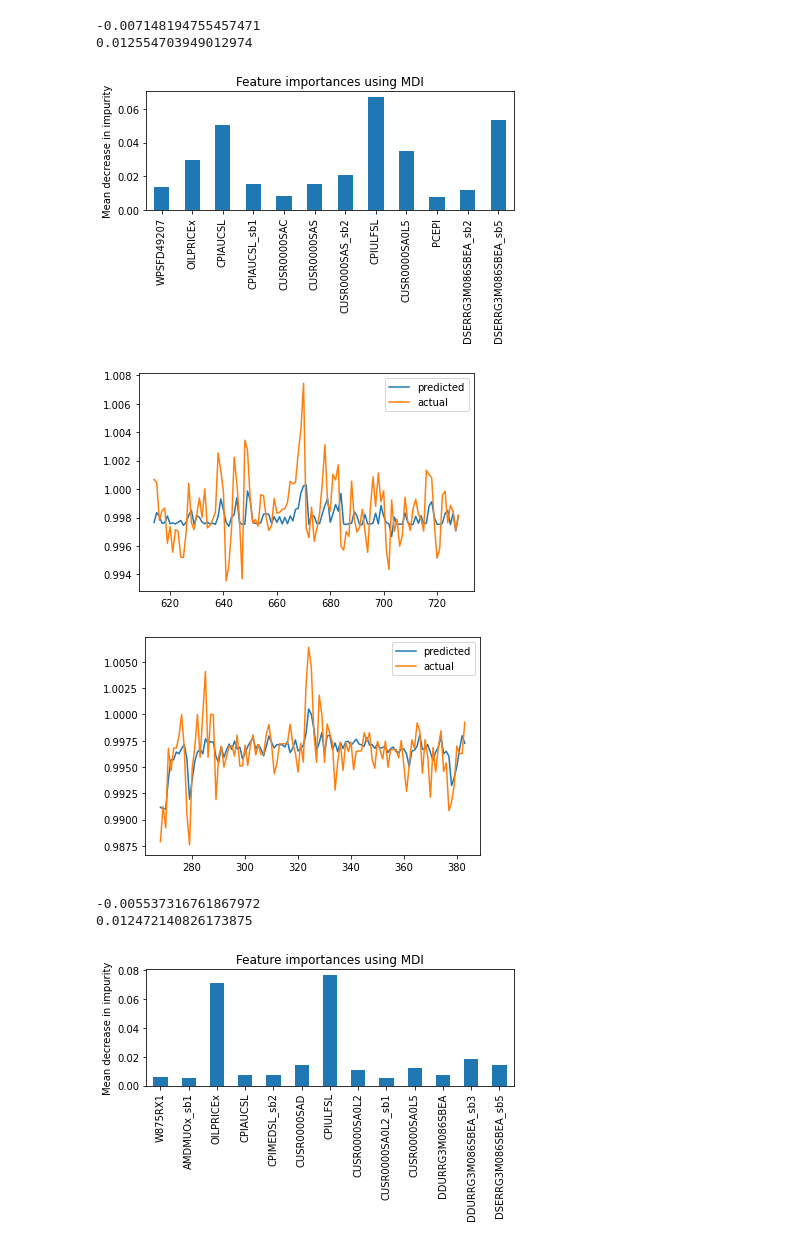
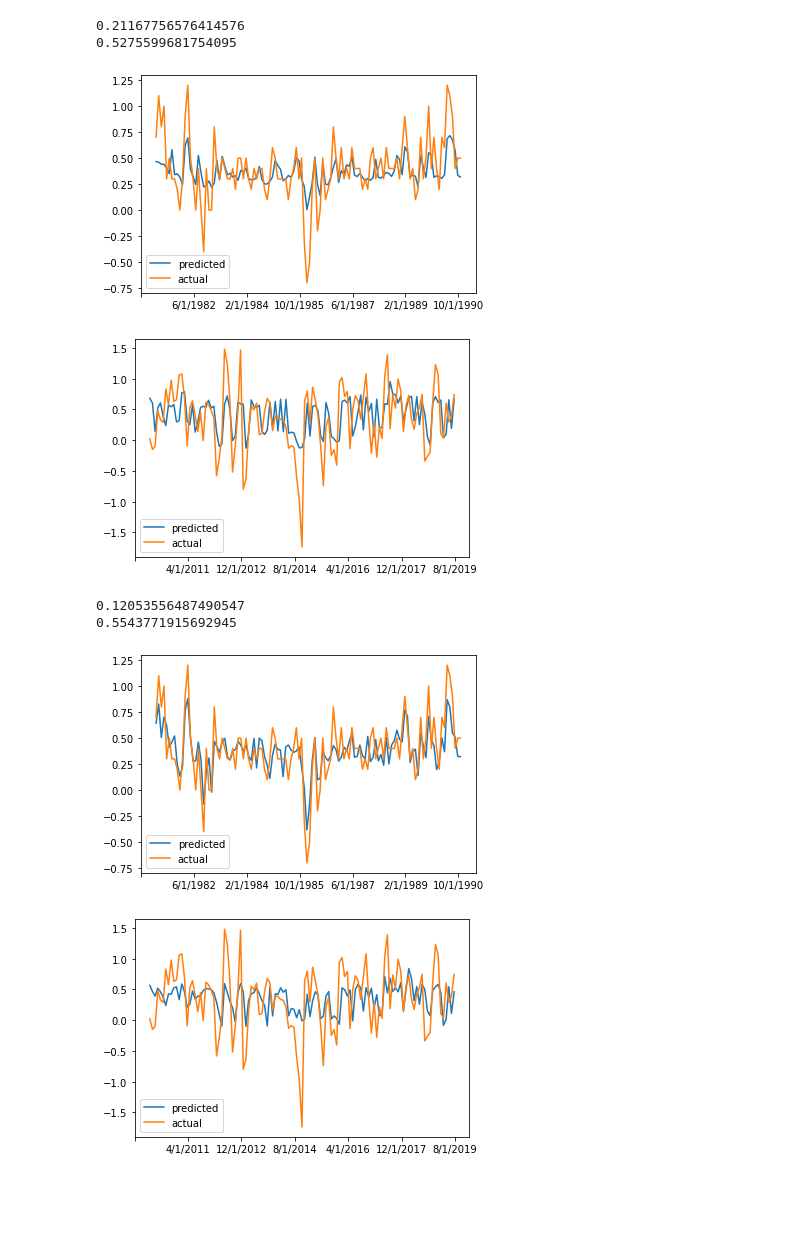
Before and after one commit to danjsabra/CPI_Model, a Jupyter notebook: clean_data.ipynb, the cells around one changed output. Drawn from its saved outputs; the diff is of its cells as text; code cells hidden in the pictures; blank space fills up the shorter version.

Commit message:
Actual deltas

```diff
--- a/clean_data.ipynb
+++ b/clean_data.ipynb
@@ -34,11 +34,12 @@ def get_transformed_data(path, transform = True, lag = 6):
         findex = int(df[name][0])
         a = functions[findex-1](df[name][1:]) if transform else functions[1](df[name][1:])
         df2[name] = a
-        df2[name] = functions[6](df[name][1:]) if findex == 6 else df2[name]
+        #df2[name] = functions[6](df[name][1:]) if findex == 6 else df2[name]
         for i in range(1,lag):
             df2[name+"_sb"+str(i)] = df2[name].shift(i).fillna(0)
     df2["beta"] = df['CPIULFSL'].rolling(10).std().fillna(np.std(df['CPIULFSL'][:10]))
     df2["max_diff"] = df['CPIULFSL'].diff().rolling(10).max().fillna(0)
+    df2['year'] = pd.to_datetime(df['sasdate'][1:]).dt.year
     df2 = pd.DataFrame(data=df2)[1:]
-    return df2
+    return df2, df['sasdate']
 # %%
@@ -64,53 +65,57 @@ from sklearn.ensemble import RandomForestRegressor
 from sklearn.inspection import permutation_importance
 from sklearn.model_selection import train_test_split
 from sklearn.ensemble import AdaBoostRegressor
 
-df = get_transformed_data('current.csv', transform=False)
-x_train, x_test, y_train, y_test = train_test_split(df, df['CPIULFSL'].shift(-1).fillna(0), shuffle=False)
+df, sasdate = get_transformed_data('current.csv', transform=False)
+x_train, x_test, y_train, y_test = train_test_split(df, df['CPIULFSL'].shift(-1).fillna(np.mean(df['CPIULFSL'][-10:-2])), shuffle=False)
 
 models = [RandomForestRegressor(n_estimators=500, max_depth=3),
           AdaBoostRegressor(n_estimators=200)]
 
 important_vars = set()
 
+def plot(start, end):
+    fig, ax = plt.subplots()
+    ax.plot(sasdate[start:end], y_pred[start:end], label="predicted")
+    ax.plot(sasdate[start:end], y_actual[start:end], label= "actual")
+    start, end = ax.get_xlim()
+    ax.xaxis.set_ticks(np.arange(start, end, 20))
+    ax.legend()
+    plt.show()
+
 for l in models:
     l.fit(x_train, y_train)
     print(l.score(x_test, y_test))
     print(np.sum(np.sqrt((l.predict(x_test)-y_test)**2))*(1/len(y_test)))
 
-    result = permutation_importance(
+    """result = permutation_importance(
         l, x_train, y_train, n_repeats=10, random_state=42, n_jobs=2
     )
 
     forest_importances = pd.Series(result.importances_mean, index=df.columns)
     top_importance = forest_importances[forest_importances > np.std(forest_importances)+np.mean(forest_importances)]
     fig, ax = plt.subplots()
     top_importance.plot.bar(ax=ax)
     ax.set_title("Feature importances using MDI")
     ax.set_ylabel("Mean decrease in impurity")
     fig.tight_layout()
-    plt.show()
+    plt.show()"""
 
     y_pred = l.predict(df)
+    y_actual = df['CPIULFSL'].shift(-1).fillna(1)
+    y_actual[len(y_actual)-1] = 1
+    start, end = int(0.35*len(y_pred)), int(0.5*len(y_pred))
+    plot(start, end)
     start, end = int(0.8*len(y_pred)), int(0.95*len(y_pred))
-    plt.plot(range(start, end), y_pred[start:end], label="predicted")
-    plt.plot(range(start, end), df['CPIULFSL'].shift(-1).fillna(0)[start:end], label= "actual")
-    plt.legend()
-    plt.show()
+    plot(start, end)
 
-    start, end = int(0.35*len(y_pred)), int(0.5*len(y_pred))
-    plt.plot(range(start, end), y_pred[start:end], label="predicted")
-    plt.plot(range(start, end), df['CPIULFSL'].shift(-1).fillna(0)[start:end], label= "actual")
-    plt.legend()
-    plt.show()
-
-    [important_vars.add(i) for i in top_importance.index]
+    #[important_vars.add(i) for i in top_importance.index]
 # %% [output]
--0.007148194755457471
-0.012554703949012974
+0.21167756576414576
+0.5275599681754095
-[figure, old version]
+[figure, new version]
-[figure, old version]
+[figure, new version]
+0.12053556487490547
+0.5543771915692945
-[figure, old version]
+[figure, new version]
--0.005537316761867972
-0.012472140826173875
-[figure, old version]
+[figure, new version]
```
Also changed, not shown: parts of 7 cells of this notebook, 7 other files.
